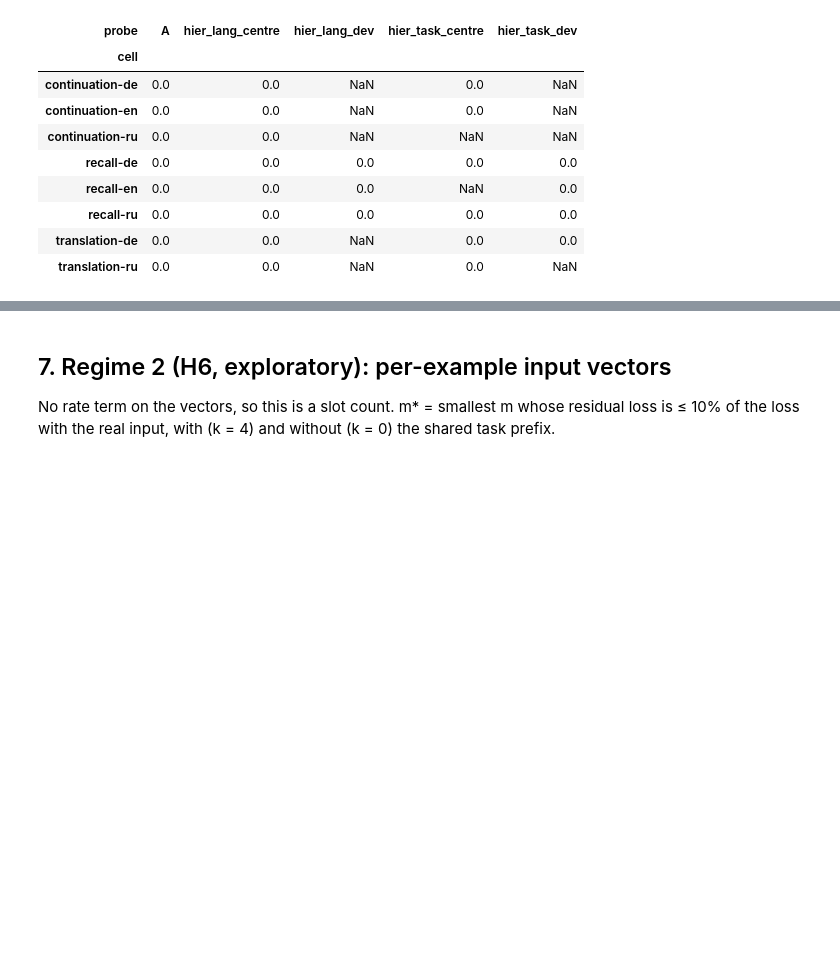
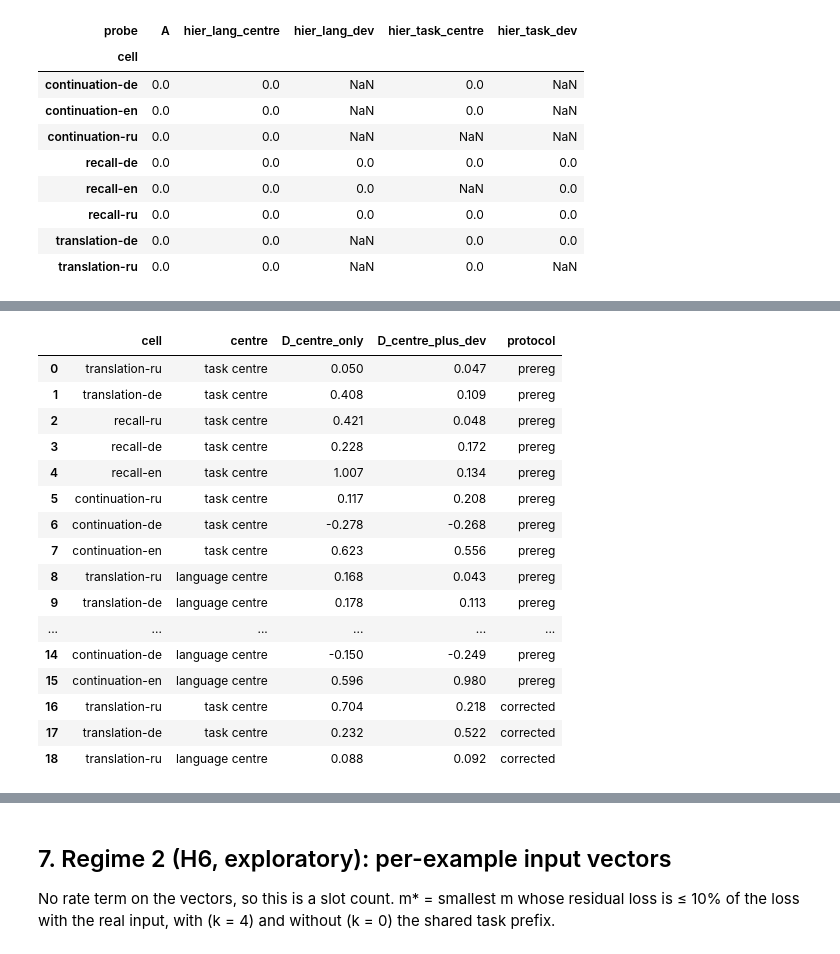
Before and after one commit to sirotenkogeorgii/prefix-programs, a Jupyter notebook: notebooks/01_figures.ipynb, the cells around one changed output, grey strips where cells are left out. Drawn from its saved outputs; the diff is of its cells as text; code cells hidden in the pictures; blank space fills up the shorter version.

Commit message:
Mechanism: centre-only transfer table; notebook section for the corrected-hierarchy probes (mechanism2)
Co-Authored-By: Claude Fable 5.1 <noreply@anthropic.com>

```diff
--- a/notebooks/01_figures.ipynb
+++ b/notebooks/01_figures.ipynb
@@ -488,0 +492,24 @@ pk = mechanism.peak_blocks(m); pk.to_csv(TAB / "mechanism_peaks.csv"); pk
+# %%
+co = mechanism.centre_only(m, fl).assign(protocol="prereg")
+m2 = mechanism.recovery(T["mechanism2"]) if len(T["mechanism2"]) else pd.DataFrame()
+if len(m2):
+    co = pd.concat([co, mechanism.centre_only(m2, fl).assign(protocol="corrected")], ignore_index=True)
+co.to_csv(TAB / "centre_only.csv", index=False); co.round(3)
+# %% [output]
+|  | cell | centre | D_centre_only | D_centre_plus_dev | protocol |
+| 0 | translation-ru | task centre | 0.050 | 0.047 | prereg |
+| 1 | translation-de | task centre | 0.408 | 0.109 | prereg |
+| 2 | recall-ru | task centre | 0.421 | 0.048 | prereg |
+| 3 | recall-de | task centre | 0.228 | 0.172 | prereg |
+| 4 | recall-en | task centre | 1.007 | 0.134 | prereg |
+| 5 | continuation-ru | task centre | 0.117 | 0.208 | prereg |
+| 6 | continuation-de | task centre | -0.278 | -0.268 | prereg |
+| 7 | continuation-en | task centre | 0.623 | 0.556 | prereg |
+| 8 | translation-ru | language centre | 0.168 | 0.043 | prereg |
+| 9 | translation-de | language centre | 0.178 | 0.113 | prereg |
+| ... | ... | ... | ... | ... | ... |
+| 14 | continuation-de | language centre | -0.150 | -0.249 | prereg |
+| 15 | continuation-en | language centre | 0.596 | 0.980 | prereg |
+| 16 | translation-ru | task centre | 0.704 | 0.218 | corrected |
+| 17 | translation-de | task centre | 0.232 | 0.522 | corrected |
+| 18 | translation-ru | language centre | 0.088 | 0.092 | corrected |
```
Also changed, not shown: parts of 3 cells of this notebook, 6 other files.
